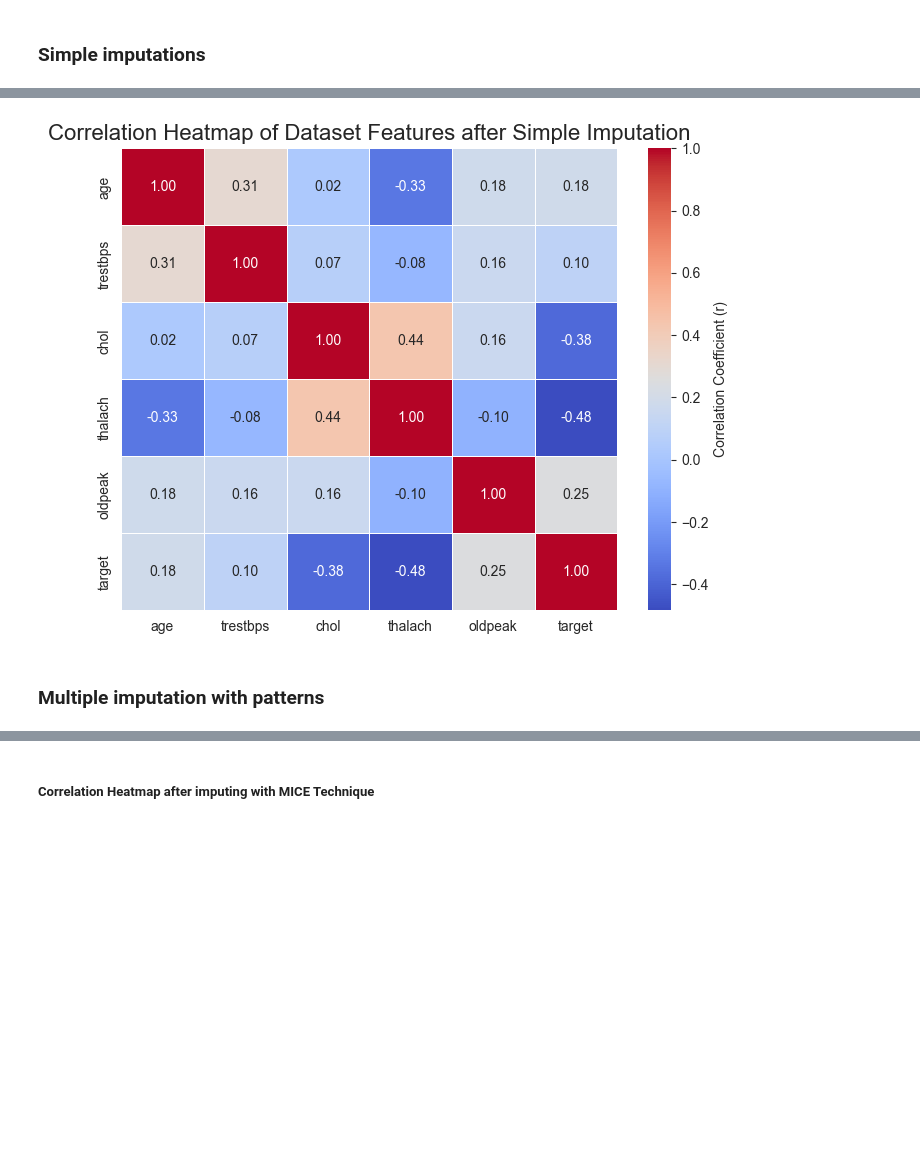
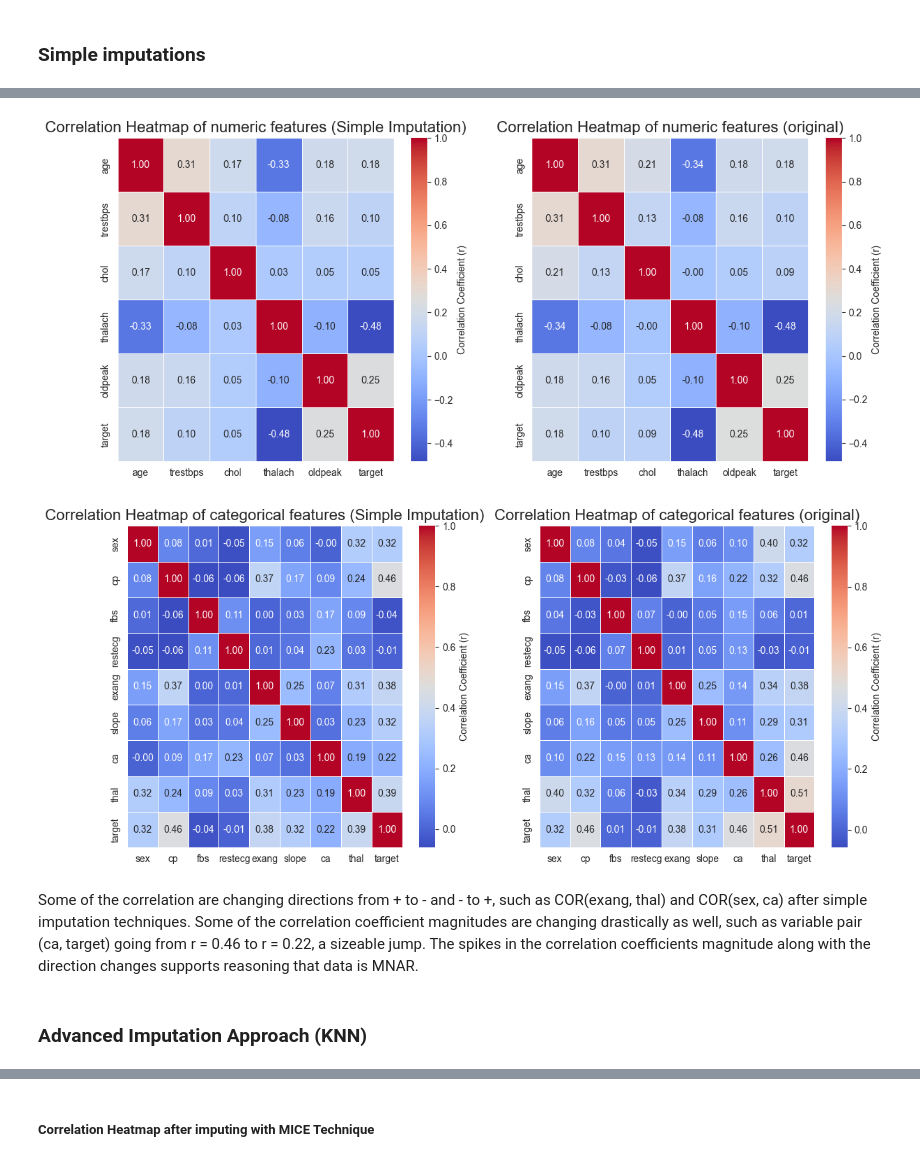
Before and after one commit to dennisous/cmse830_fds, a Jupyter notebook: heart_disease_analysis.ipynb, the cells around one changed output, grey strips where cells are left out. Drawn from its saved outputs; the diff is of its cells as text; code cells hidden in the pictures; blank space fills up the shorter version.

```diff
--- a/heart_disease_analysis.ipynb
+++ b/heart_disease_analysis.ipynb
@@ -482,6 +543,7 @@ Text(70.72222222222221, 0.5, 'Row index')
 # %%
 # Since the 4 main variables with a majority of the missing values are likely missing not at random, I want to create an indicator where 1 denotes the value for that column
 # is missing and 0 otherwise
+df["chol_missing"] = df["chol"].isna().astype(int)
 
 df["ca_missing"] = df["ca"].isna().astype(int)
 
@@ -524,10 +555,10 @@ sns.pairplot(data = df[numerical_features + ["target"]],
 # %% [markdown]
 ### Correlation Heatmap
 # %%
-corr_matrix_subset = df[numerical_features].corr()
+original_corr_num = df[numeric_cols + ["target"]].corr()
 
 sns.heatmap(
-    corr_matrix_subset,
+    original_corr_num,
     annot=True,
     cmap='coolwarm',
     fmt='.2f',
@@ -549,39 +598,24 @@ from sklearn.experimental import enable_iterative_imputer
 from sklearn.impute import IterativeImputer
 
 def simple_imputation(df):
-    """
-    Simple imputation: Mode for categorical, Median for numeric
 
-    Parameters:
-    -----------
-    df : pd.DataFrame
-        Dataframe with missing values
+    # Mode imputation for categorical var and median for quantitative.
 
-    Returns:
-    --------
-    df_imputed : pd.DataFrame
-        Dataframe with imputed values
-    """
     df_imputed = df.copy()
-
-    # Get columns to impute (exclude target and missingness indicators)
     exclude_cols = ['target', 'ca_missing', 'fbs_missing', 'slope_missing', 'thal_missing']
 
-    # Impute categorical with mode
     cat_cols = df_imputed.select_dtypes(include=['category']).columns
     for col in cat_cols:
         if col not in exclude_cols and df_imputed[col].isna().any():
             mode_val = df_imputed[col].mode()[0]
             df_imputed[col] = df_imputed[col].fillna(mode_val)
 
-    # Impute numeric with median
     num_cols = df_imputed.select_dtypes(include=[np.number]).columns
     for col in num_cols:
         if df_imputed[col].isna().any():
             median_val = df_imputed[col].median()
             df_imputed[col] = df_imputed[col].fillna(median_val)
 
-    print(f"Simple imputation complete. Missing values: {df_imputed.isna().sum().sum()}")
     return df_imputed
 # %%
 df_simple = simple_imputation(df)
@@ -590,21 +622,67 @@ Simple imputation complete. Missing values: 0
 # %%
 df_simple.to_csv("heart_disease_simple_imputation.csv")
 # %%
-corr_matrix_subset = df_simple[numerical_features + ["target"]].corr()
+simple_corr_num = df_simple[numeric_cols + ["target"]].corr()
+
+fig, axs = plt.subplots(1, 2, figsize = (14, 6))
 
 sns.heatmap(
-    corr_matrix_subset,
+    simple_corr_num,
     annot=True,
     cmap='coolwarm',
     fmt='.2f',
     linewidths=.5,
-    cbar_kws={'label': 'Correlation Coefficient (r)'}
+    cbar_kws={'label': 'Correlation Coefficient (r)'},
+    ax = axs[0]
 )
 
-plt.title('Correlation Heatmap of Dataset Features after Simple Imputation', fontsize=16)
+sns.heatmap(
+    original_corr_num,
+    annot=True,
+    cmap='coolwarm',
+    fmt='.2f',
+    linewidths=.5,
+    cbar_kws={'label': 'Correlation Coefficient (r)'},
+    ax = axs[1]
+)
+
+axs[0].set_title('Correlation Heatmap of numeric features (Simple Imputation)', fontsize=16)
+axs[1].set_title('Correlation Heatmap of numeric features (original)', fontsize=16)
 plt.show()
 # %% [output]
-[figure, old version]
+[figure, new version]
+# %%
+simple_corr_cat = df_simple[categorical_cols].corr()
+
+fig, axs = plt.subplots(1, 2, figsize = (14, 6))
+
+sns.heatmap(
+    simple_corr_cat,
+    annot=True,
+    cmap='coolwarm',
+    fmt='.2f',
+    linewidths=.5,
+    cbar_kws={'label': 'Correlation Coefficient (r)'},
+    ax = axs[0]
+)
+
+sns.heatmap(
+    original_corr_cat,
+    annot=True,
+    cmap='coolwarm',
+    fmt='.2f',
+    linewidths=.5,
+    cbar_kws={'label': 'Correlation Coefficient (r)'},
+    ax = axs[1]
+)
+
+axs[0].set_title('Correlation Heatmap of categorical features (Simple Imputation)', fontsize=16)
+axs[1].set_title('Correlation Heatmap of categorical features (original)', fontsize=16)
+plt.show()
+# %% [output]
+[figure, added]
+# %% [markdown]
+Some of the correlation are changing directions from + to - and - to +, such as COR(exang, thal) and COR(sex, ca) after simple imputation techniques. Some of the correlation coefficient magnitudes are changing drastically as well, such as variable pair (ca, target) going from r = 0.46 to r = 0.22, a sizeable jump. The spikes in the correlation coefficients magnitude along with the direction changes supports reasoning that data is MNAR.
 # %% [markdown]
-### Multiple imputation with patterns
+### Advanced Imputation Approach (KNN)
 # %%
```
Also changed, not shown: parts of 37 cells of this notebook, 1 other file.
